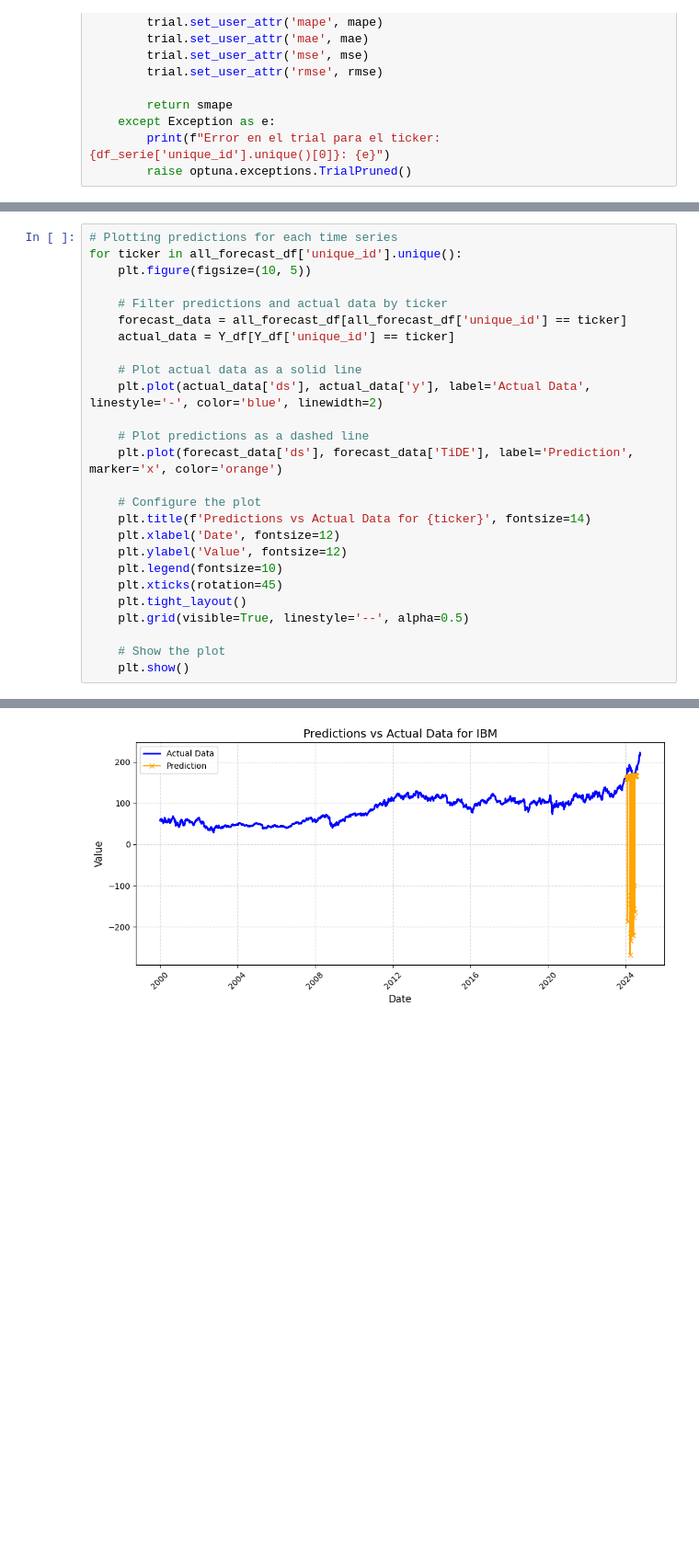
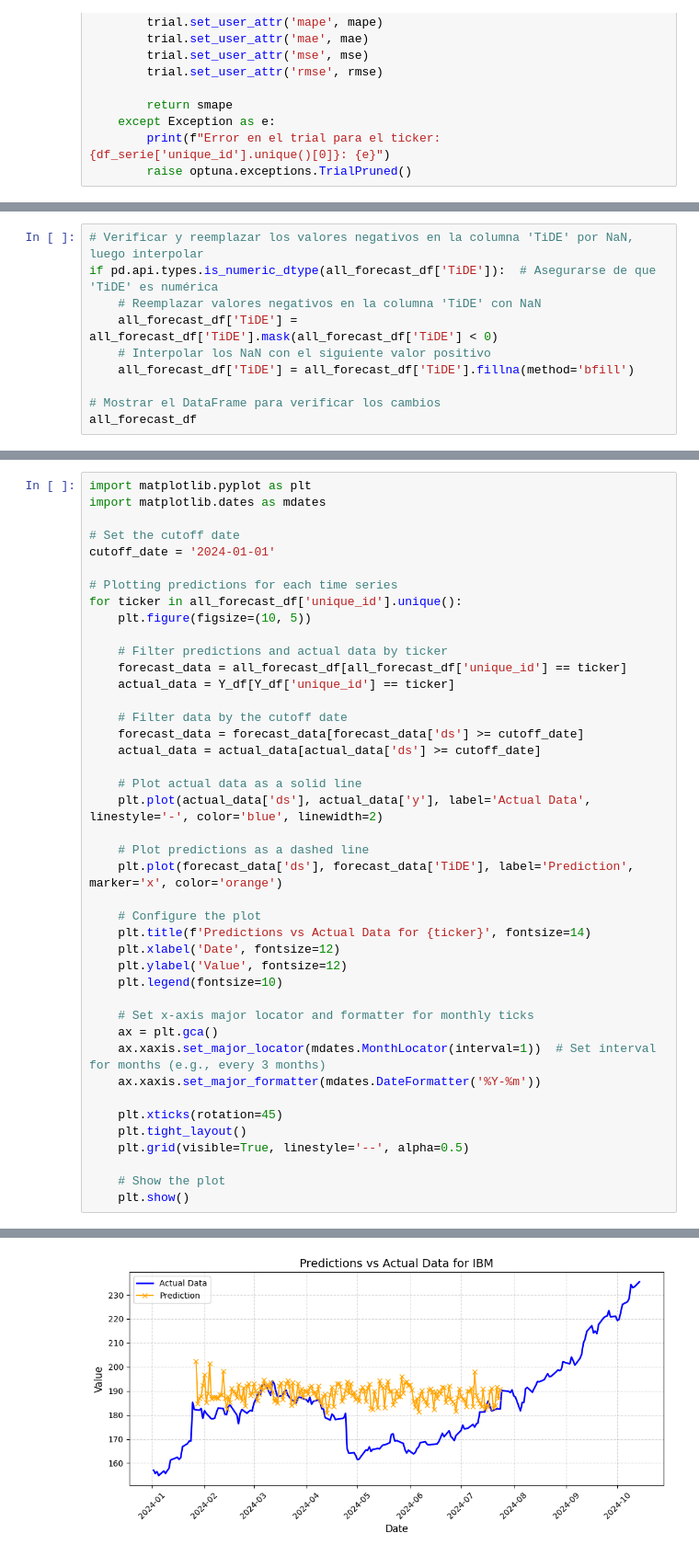
Before and after one commit to marcosherediapimienta/GenerativeAI_TimeSeries, a Jupyter notebook: TiDE_daily(h=180).ipynb, the cells around one changed output, grey strips where cells are left out. Shown at 92% size. Cells and saved outputs as stored; diff of their text form; blank space fills up the shorter version.

```diff
--- a/TiDE_daily(h=180).ipynb
+++ b/TiDE_daily(h=180).ipynb
@@ -223,0 +207,10 @@ all_forecast_df
+# %%
+# Verificar y reemplazar los valores negativos en la columna 'TiDE' por NaN, luego interpolar
+if pd.api.types.is_numeric_dtype(all_forecast_df['TiDE']):  # Asegurarse de que 'TiDE' es numérica
+    # Reemplazar valores negativos en la columna 'TiDE' con NaN
+    all_forecast_df['TiDE'] = all_forecast_df['TiDE'].mask(all_forecast_df['TiDE'] < 0)
+    # Interpolar los NaN con el siguiente valor positivo
+    all_forecast_df['TiDE'] = all_forecast_df['TiDE'].fillna(method='bfill')
+
+# Mostrar el DataFrame para verificar los cambios
+all_forecast_df
@@ -224,4 +232,10 @@ all_forecast_df
 # %%
+import matplotlib.pyplot as plt
+import matplotlib.dates as mdates
+
+# Set the cutoff date
+cutoff_date = '2024-01-01'
+
 # Plotting predictions for each time series
 for ticker in all_forecast_df['unique_id'].unique():
     plt.figure(figsize=(10, 5))
@@ -229,6 +243,10 @@ for ticker in all_forecast_df['unique_id'].unique():
     # Filter predictions and actual data by ticker
     forecast_data = all_forecast_df[all_forecast_df['unique_id'] == ticker]
     actual_data = Y_df[Y_df['unique_id'] == ticker]
+
+    # Filter data by the cutoff date
+    forecast_data = forecast_data[forecast_data['ds'] >= cutoff_date]
+    actual_data = actual_data[actual_data['ds'] >= cutoff_date]
 
     # Plot actual data as a solid line
     plt.plot(actual_data['ds'], actual_data['y'], label='Actual Data', linestyle='-', color='blue', linewidth=2)
@@ -241,6 +259,12 @@ for ticker in all_forecast_df['unique_id'].unique():
     plt.xlabel('Date', fontsize=12)
     plt.ylabel('Value', fontsize=12)
     plt.legend(fontsize=10)
+
+    # Set x-axis major locator and formatter for monthly ticks
+    ax = plt.gca()
+    ax.xaxis.set_major_locator(mdates.MonthLocator(interval=1))  # Set interval for months (e.g., every 3 months)
+    ax.xaxis.set_major_formatter(mdates.DateFormatter('%Y-%m'))
+
     plt.xticks(rotation=45)
     plt.tight_layout()
     plt.grid(visible=True, linestyle='--', alpha=0.5)
@@ -255 +279 @@ for ticker in all_forecast_df['unique_id'].unique():
-[figure, old version]
+[figure, new version]
```
Also changed, not shown: parts of 5 cells of this notebook.
